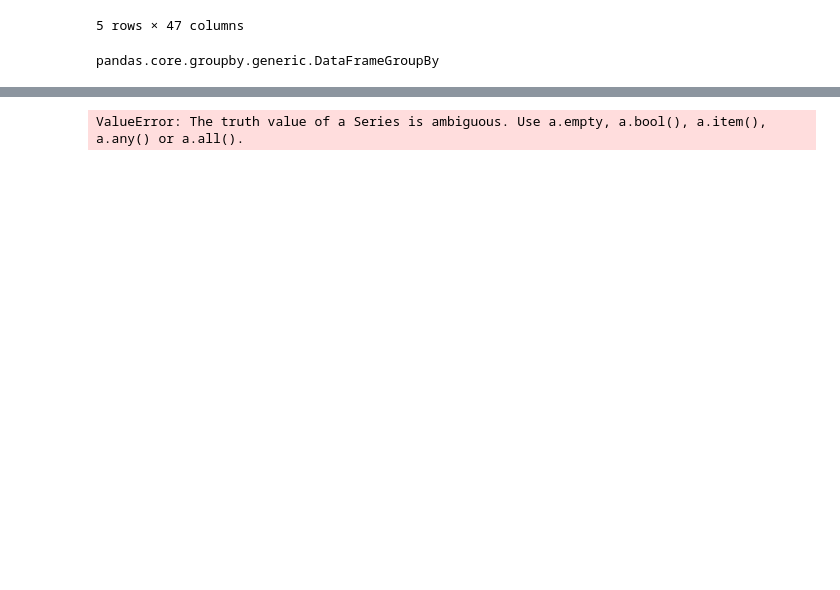
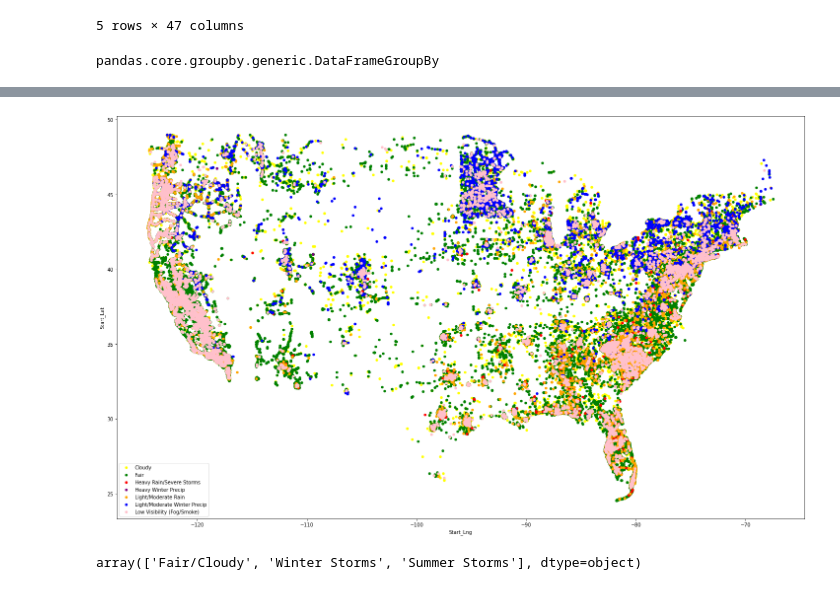
Before and after one commit to EmilyZ9392/Project-1-LJE, a Jupyter notebook: emily.ipynb, the cells around one changed output, grey strips where cells are left out. Saved outputs shown, nothing was run; the diff lists cells and outputs as text; code cells hidden in the pictures; blank space fills up the shorter version.

```diff
--- a/emily.ipynb
+++ b/emily.ipynb
@@ -199,4 +183,27 @@ color = {
-# %%
-sns.lmplot(x= lat, y= lon, data=condensed_condition_df, hue='Weather_Condition', fit_reg=True)
-# %% [output]
-ValueError: The truth value of a Series is ambiguous. Use a.empty, a.bool(), a.item(), a.any() or a.all().
+# %%
+fig, ax = plt.subplots(figsize=(25, 15))
+
+colors= {
+    'Heavy Rain/Severe Storms':'red',
+    'Light/Moderate Rain' :'orange',
+    'Cloudy' : 'yellow',
+    'Fair': 'green',
+    'Light/Moderate Winter Precip': 'blue',
+    'Heavy Winter Precip':'purple',
+    'Low Visibility (Fog/Smoke)':'pink'
+}
+
+grouped = condensed_condition_df.groupby('Weather_Condition')
+for key, group in grouped:
+    group.plot(ax=ax, kind='scatter', x='Start_Lng', y='Start_Lat', label=key, color=colors[key])
+plt.show()
+# %% [output]
+[figure, added]
+# %%
+winter_summer_df = condensed_condition_df.replace(
+    {'Light/Moderate Winter Precip' :'Winter Storms', 'Heavy Winter Precip' :'Winter Storms', 'Light/Moderate Rain': 'Summer Storms', 'Heavy Rain/Severe Storms' : 'Summer Storms', 'Cloudy':
+     'Fair/Cloudy', 'Fair' : 'Fair/Cloudy', 'Low Visibility (Fog/Smoke)': 'Fair/Cloudy'}
+)
+winter_summer_df['Weather_Condition'].unique()
+# %% [output]
+array(['Fair/Cloudy', 'Winter Storms', 'Summer Storms'], dtype=object)
```
Also changed, not shown: parts of 7 cells of this notebook.
